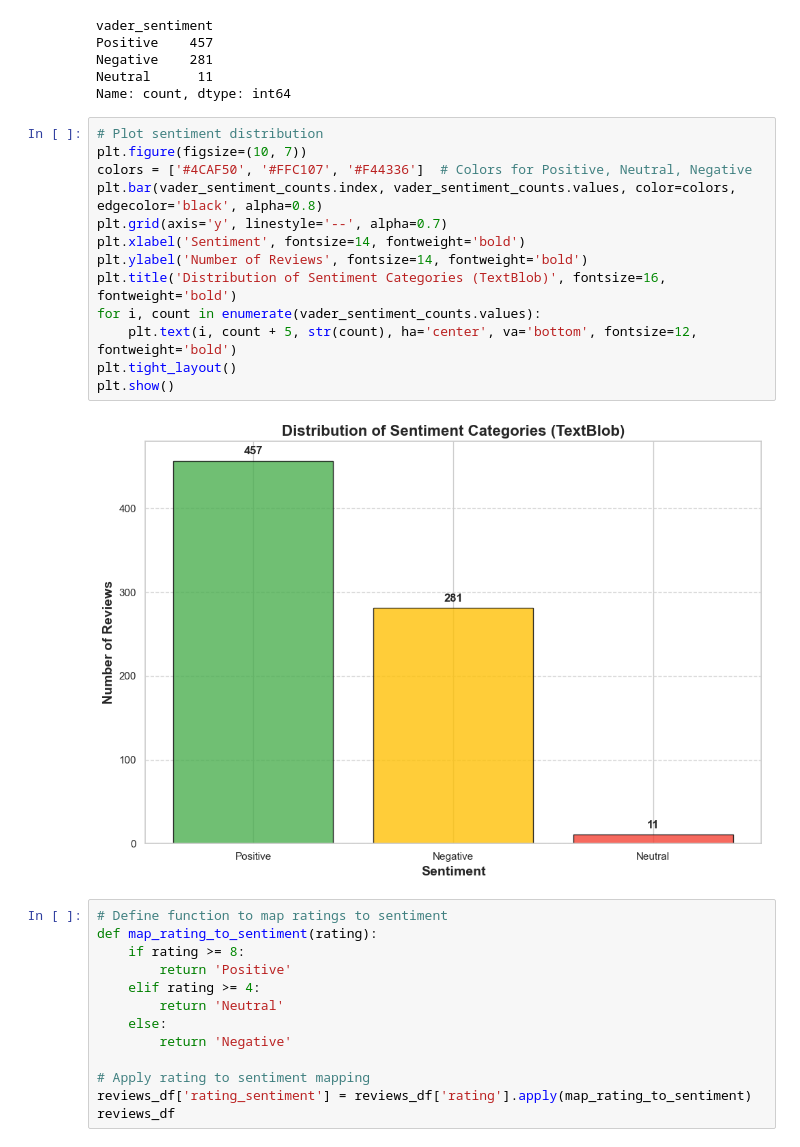
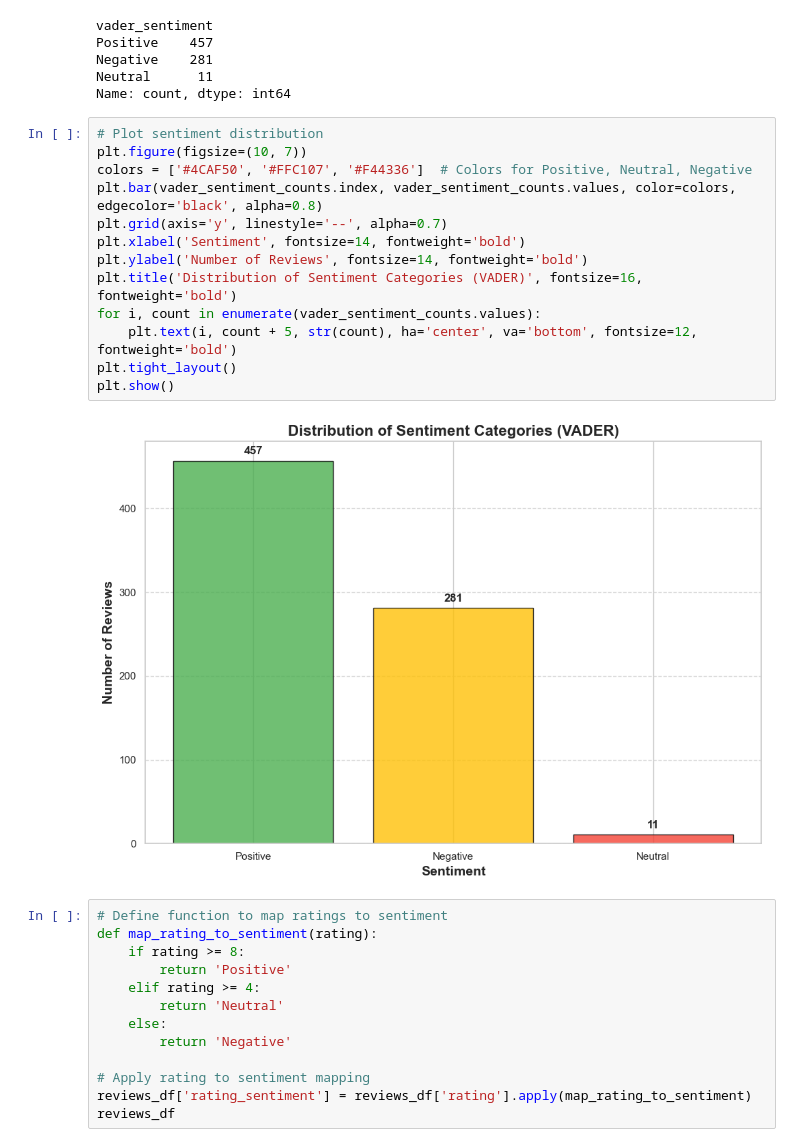
Before and after one commit to ainna-sabado/air-new-zealand-customer-feedback-analysis, a Jupyter notebook: eda-customer-feedback.ipynb, the cells around one changed output. Cells and saved outputs as stored; diff of their text form.

```diff
--- a/eda-customer-feedback.ipynb
+++ b/eda-customer-feedback.ipynb
@@ -305,18 +305,18 @@ Name: count, dtype: int64
 # %%
 # Plot sentiment distribution
 plt.figure(figsize=(10, 7))
 colors = ['#4CAF50', '#FFC107', '#F44336']  # Colors for Positive, Neutral, Negative
 plt.bar(vader_sentiment_counts.index, vader_sentiment_counts.values, color=colors, edgecolor='black', alpha=0.8)
 plt.grid(axis='y', linestyle='--', alpha=0.7)
 plt.xlabel('Sentiment', fontsize=14, fontweight='bold')
 plt.ylabel('Number of Reviews', fontsize=14, fontweight='bold')
-plt.title('Distribution of Sentiment Categories (TextBlob)', fontsize=16, fontweight='bold')
+plt.title('Distribution of Sentiment Categories (VADER)', fontsize=16, fontweight='bold')
 for i, count in enumerate(vader_sentiment_counts.values):
     plt.text(i, count + 5, str(count), ha='center', va='bottom', fontsize=12, fontweight='bold')
 plt.tight_layout()
 plt.show()
 # %% [output]
-[figure, old version]
+[figure, new version]
 # %%
 # Define function to map ratings to sentiment
 def map_rating_to_sentiment(rating):
```
Also changed, not shown: parts of 21 cells of this notebook, 1 other file.
